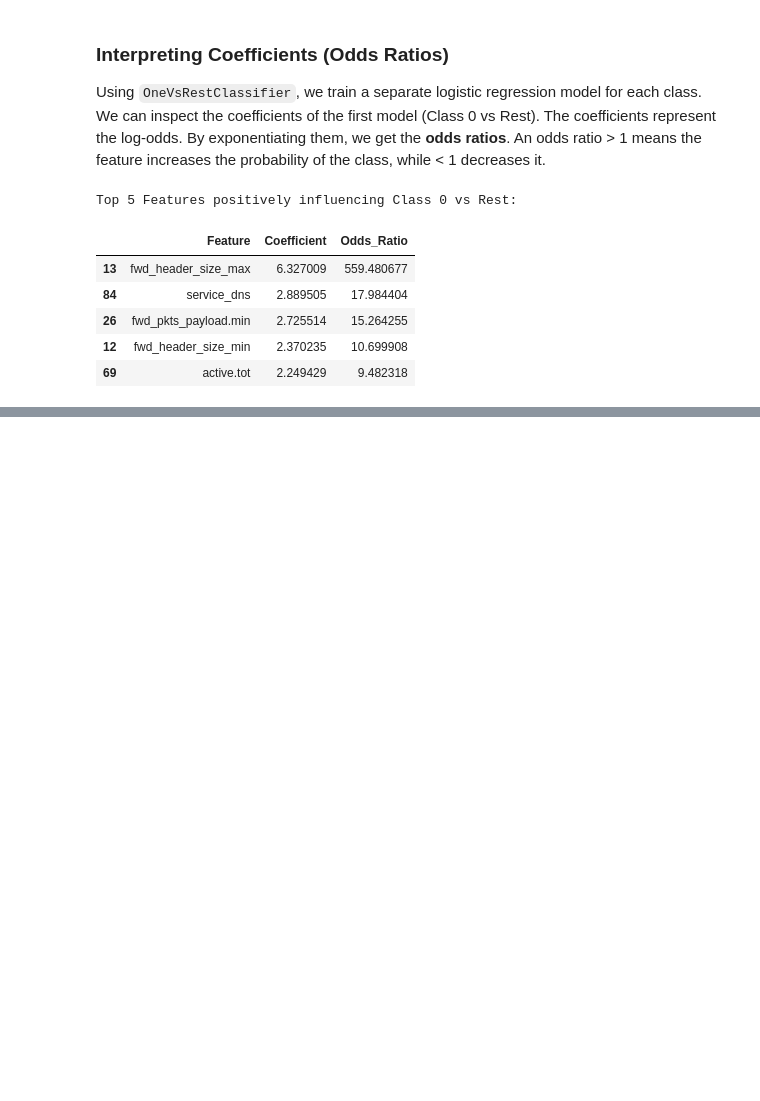
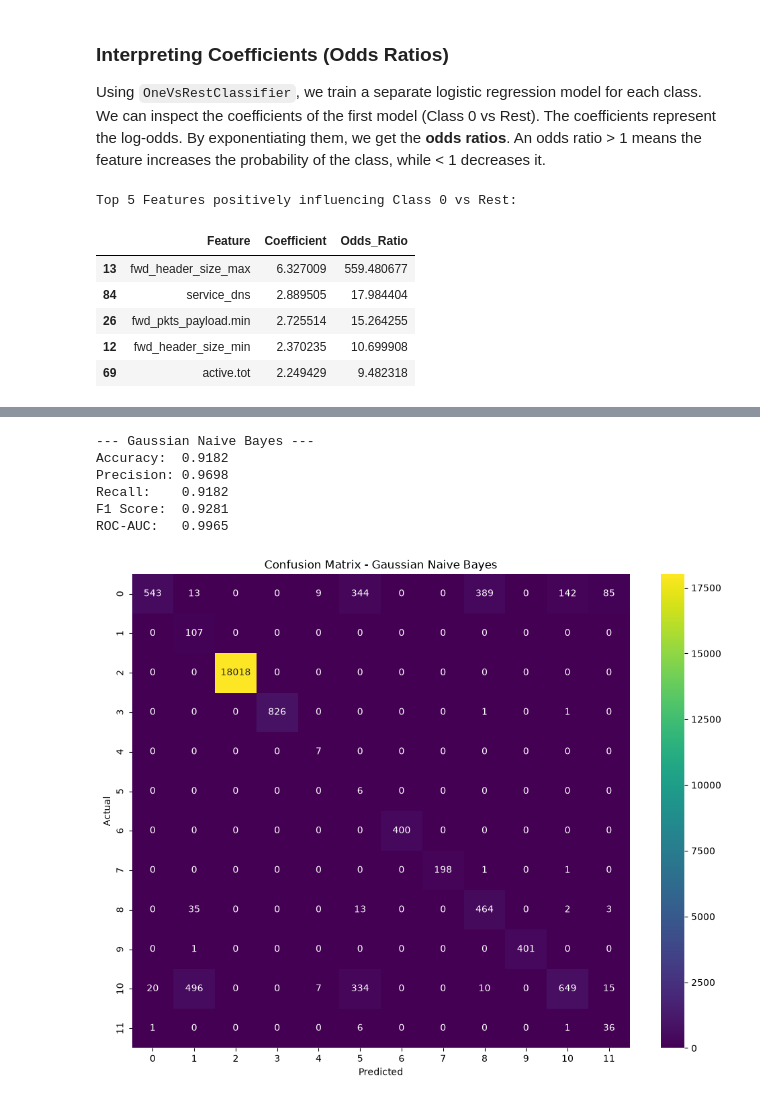
Before and after one commit to likhith1253/ML_Capstone, a Jupyter notebook: classification/classification.ipynb, the cells around one changed output, grey strips where cells are left out. Cells and saved outputs as stored; diff of their text form; code cells hidden in the pictures; blank space fills up the shorter version.

Commit message:
Add: implemented KNN and Naive Bayes

```diff
--- a/classification/classification.ipynb
+++ b/classification/classification.ipynb
@@ -105,0 +177,35 @@ Top 5 Features positively influencing Class 0 vs Rest:
+# %%
+from sklearn.naive_bayes import GaussianNB
+
+# Initialize the Gaussian Naive Bayes model
+nb_model = GaussianNB()
+
+# Train the model
+nb_model.fit(X_train, y_train)
+
+# Make predictions on the test set
+y_pred_nb = nb_model.predict(X_test)
+# Predict probabilities for ROC-AUC score
+y_pred_proba_nb = nb_model.predict_proba(X_test)
+# %%
+# Evaluate Naive Bayes using our custom evaluation function
+metrics_nb = evaluate_model(y_test, y_pred_nb, y_pred_proba_nb, 'Gaussian Naive Bayes')
+# %% [output]
+--- Gaussian Naive Bayes ---
+Accuracy:  0.9182
+Precision: 0.9698
+Recall:    0.9182
+F1 Score:  0.9281
+ROC-AUC:   0.9965
+# %%
+# Plot confusion matrix for Naive Bayes
+plt.figure(figsize=(10, 8))
+cm_nb = confusion_matrix(y_test, y_pred_nb)
+sns.heatmap(cm_nb, annot=True, fmt='d', cmap='viridis')
+plt.title('Confusion Matrix - Gaussian Naive Bayes')
+plt.xlabel('Predicted')
+plt.ylabel('Actual')
+plt.tight_layout()
+plt.show()
+# %% [output]
+[figure, added]
```
Also changed, not shown: parts of 13 cells of this notebook.
